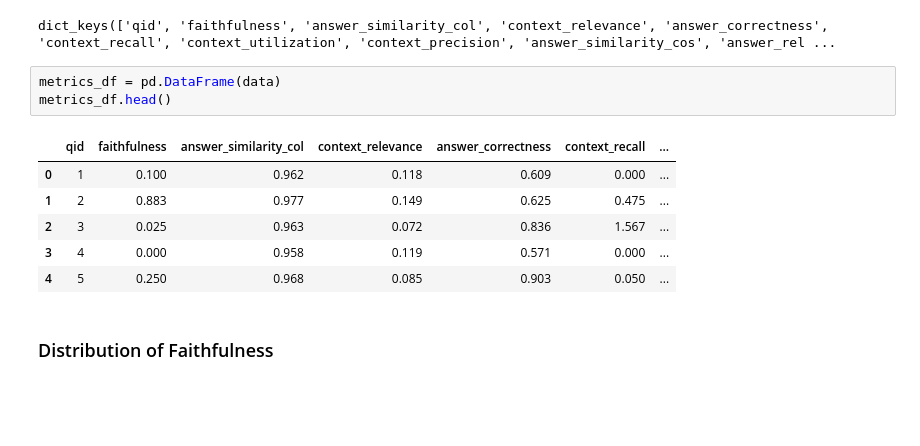
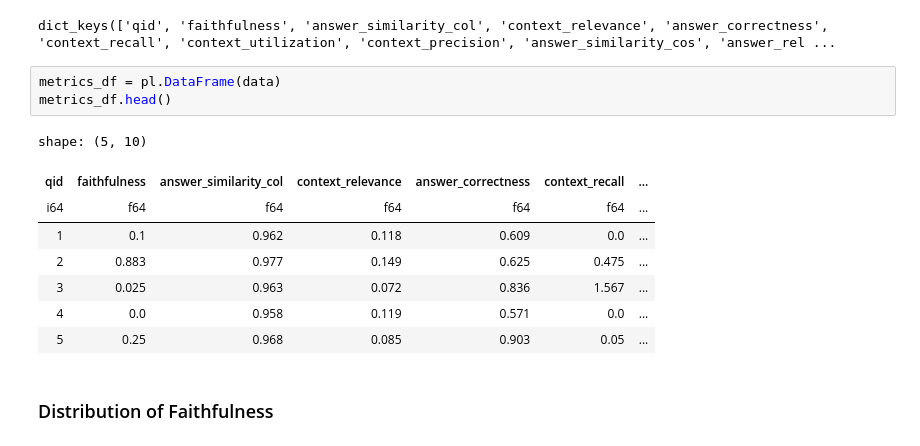
Before and after one commit to sujitpal/llm-rag-eval, a Jupyter notebook: src/score_distributions.ipynb, the cells around one changed output. Drawn from its saved outputs; the diff is of its cells as text; blank space fills up the shorter version.

```diff
--- a/src/score_distributions.ipynb
+++ b/src/score_distributions.ipynb
@@ -41,14 +35,16 @@ data.keys()
 # %% [output]
 dict_keys(['qid', 'faithfulness', 'answer_similarity_col', 'context_relevance', 'answer_correctness', 'context_recall', 'context_utilization', 'context_precision', 'answer_similarity_cos', 'answer_rel ...
 # %%
-metrics_df = pd.DataFrame(data)
+metrics_df = pl.DataFrame(data)
 metrics_df.head()
 # %% [output]
+shape: (5, 10)
-|  | qid | faithfulness | answer_similarity_col | context_relevance | answer_correctness | context_recall | ... |
-| 0 | 1 | 0.100 | 0.962 | 0.118 | 0.609 | 0.000 | ... |
-| 1 | 2 | 0.883 | 0.977 | 0.149 | 0.625 | 0.475 | ... |
-| 2 | 3 | 0.025 | 0.963 | 0.072 | 0.836 | 1.567 | ... |
-| 3 | 4 | 0.000 | 0.958 | 0.119 | 0.571 | 0.000 | ... |
-| 4 | 5 | 0.250 | 0.968 | 0.085 | 0.903 | 0.050 | ... |
+| qid | faithfulness | answer_similarity_col | context_relevance | answer_correctness | context_recall | ... |
+| i64 | f64 | f64 | f64 | f64 | f64 | ... |
+| 1 | 0.1 | 0.962 | 0.118 | 0.609 | 0.0 | ... |
+| 2 | 0.883 | 0.977 | 0.149 | 0.625 | 0.475 | ... |
+| 3 | 0.025 | 0.963 | 0.072 | 0.836 | 1.567 | ... |
+| 4 | 0.0 | 0.958 | 0.119 | 0.571 | 0.0 | ... |
+| 5 | 0.25 | 0.968 | 0.085 | 0.903 | 0.05 | ... |
 # %% [markdown]
 ### Distribution of Faithfulness
```
Also changed, not shown: parts of 19 cells of this notebook, 1 other file.
